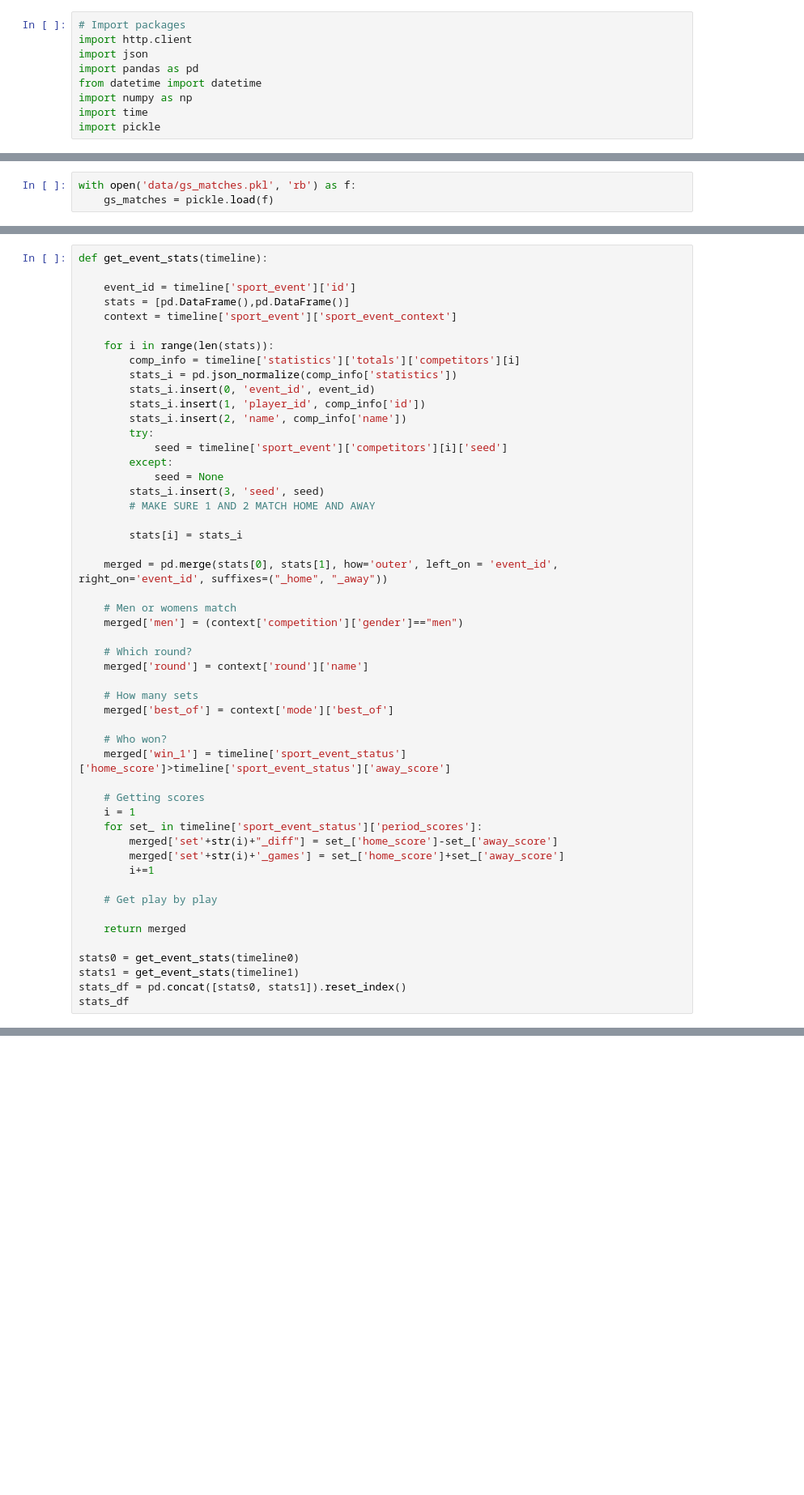
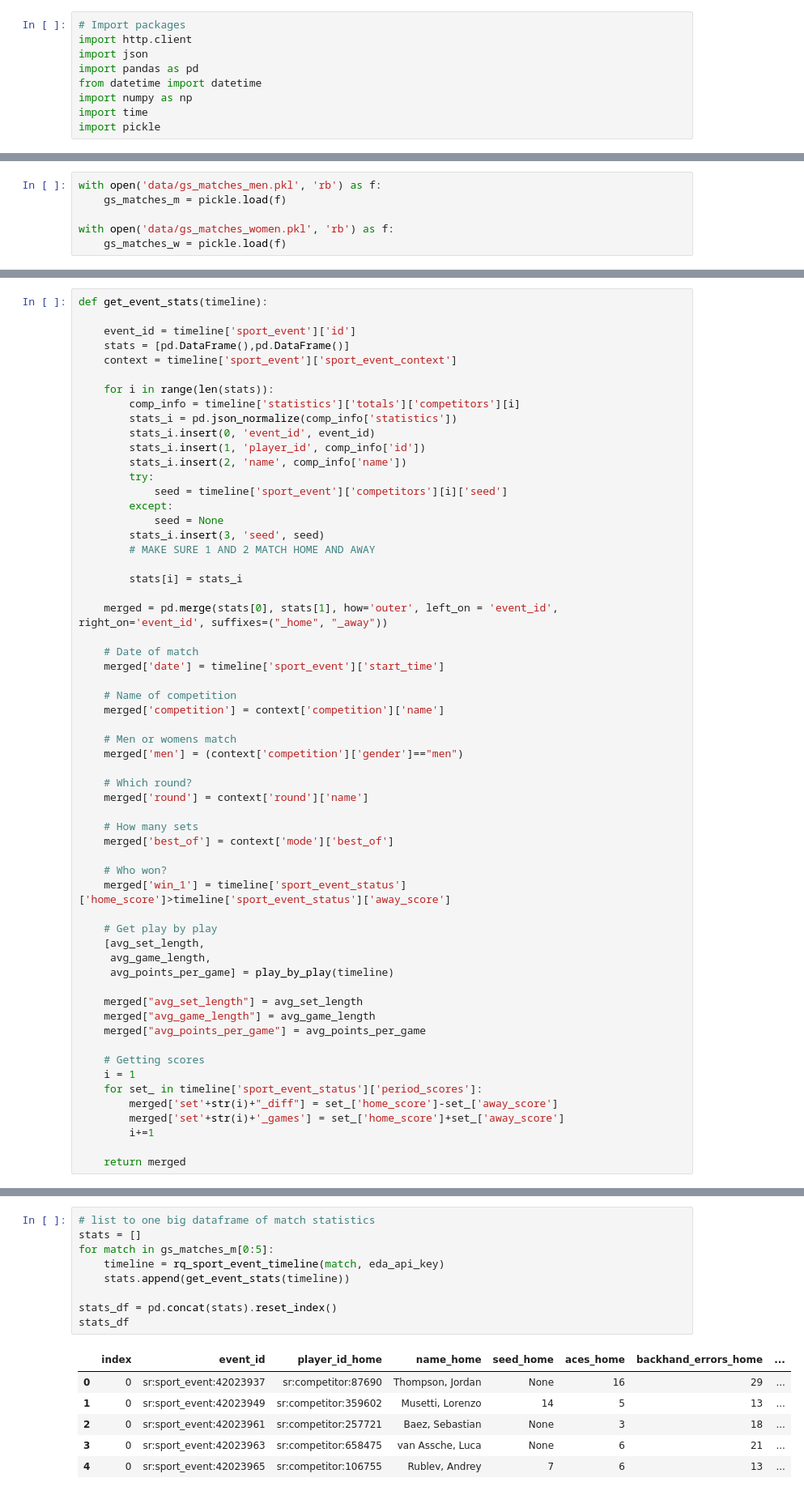
Before and after one commit to scharfsteina/mds-final, a Jupyter notebook: get_data.ipynb, the cells around one changed output, grey strips where cells are left out. Shown at 81% size. Saved outputs shown, nothing was run; the diff lists cells and outputs as text; blank space fills up the shorter version.

Commit message:
completed code to extract all match statistics

```diff
--- a/get_data.ipynb
+++ b/get_data.ipynb
@@ -48,3 +44,6 @@ W_GRAND_SLAMS = {"sr:competition:2559":"2023","sr:competition:2583":"2023","sr:c
 # %%
-with open('data/gs_matches.pkl', 'rb') as f:
-    gs_matches = pickle.load(f)
+with open('data/gs_matches_men.pkl', 'rb') as f:
+    gs_matches_m = pickle.load(f)
+
+with open('data/gs_matches_women.pkl', 'rb') as f:
+    gs_matches_w = pickle.load(f)
@@ -162,6 +173,12 @@ def get_event_stats(timeline):
 
     merged = pd.merge(stats[0], stats[1], how='outer', left_on = 'event_id', right_on='event_id', suffixes=("_home", "_away"))
 
+    # Date of match
+    merged['date'] = timeline['sport_event']['start_time']
+
+    # Name of competition
+    merged['competition'] = context['competition']['name']
+
     # Men or womens match
     merged['men'] = (context['competition']['gender']=="men")
 
@@ -174,6 +191,15 @@ def get_event_stats(timeline):
     # Who won?
     merged['win_1'] = timeline['sport_event_status']['home_score']>timeline['sport_event_status']['away_score']
 
+    # Get play by play
+    [avg_set_length,
+     avg_game_length,
+     avg_points_per_game] = play_by_play(timeline)
+
+    merged["avg_set_length"] = avg_set_length
+    merged["avg_game_length"] = avg_game_length
+    merged["avg_points_per_game"] = avg_points_per_game
+
     # Getting scores
     i = 1
     for set_ in timeline['sport_event_status']['period_scores']:
@@ -181,11 +207,4 @@ def get_event_stats(timeline):
         merged['set'+str(i)+'_games'] = set_['home_score']+set_['away_score']
         i+=1
 
-    # Get play by play
-
     return merged
-
-stats0 = get_event_stats(timeline0)
-stats1 = get_event_stats(timeline1)
-stats_df = pd.concat([stats0, stats1]).reset_index()
-stats_df
@@ -191,0 +221,16 @@ stats_df
+# %%
+# list to one big dataframe of match statistics
+stats = []
+for match in gs_matches_m[0:5]:
+    timeline = rq_sport_event_timeline(match, eda_api_key)
+    stats.append(get_event_stats(timeline))
+
+stats_df = pd.concat(stats).reset_index()
+stats_df
+# %% [output]
+|  | index | event_id | player_id_home | name_home | seed_home | aces_home | backhand_errors_home | ... |
+| 0 | 0 | sr:sport_event:42023937 | sr:competitor:87690 | Thompson, Jordan | None | 16 | 29 | ... |
+| 1 | 0 | sr:sport_event:42023949 | sr:competitor:359602 | Musetti, Lorenzo | 14 | 5 | 13 | ... |
+| 2 | 0 | sr:sport_event:42023961 | sr:competitor:257721 | Baez, Sebastian | None | 3 | 18 | ... |
+| 3 | 0 | sr:sport_event:42023963 | sr:competitor:658475 | van Assche, Luca | None | 6 | 21 | ... |
+| 4 | 0 | sr:sport_event:42023965 | sr:competitor:106755 | Rublev, Andrey | 7 | 6 | 13 | ... |
```
Also changed, not shown: parts of 9 cells of this notebook, 2 other files.
